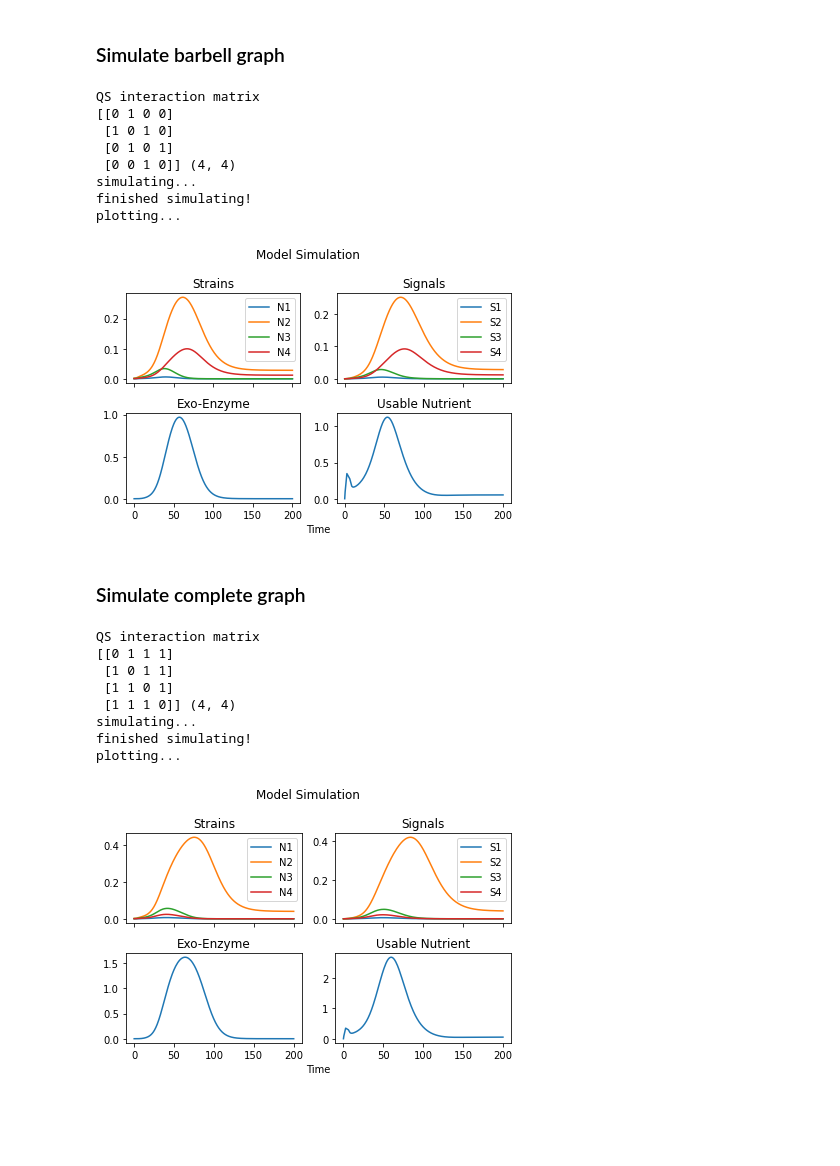
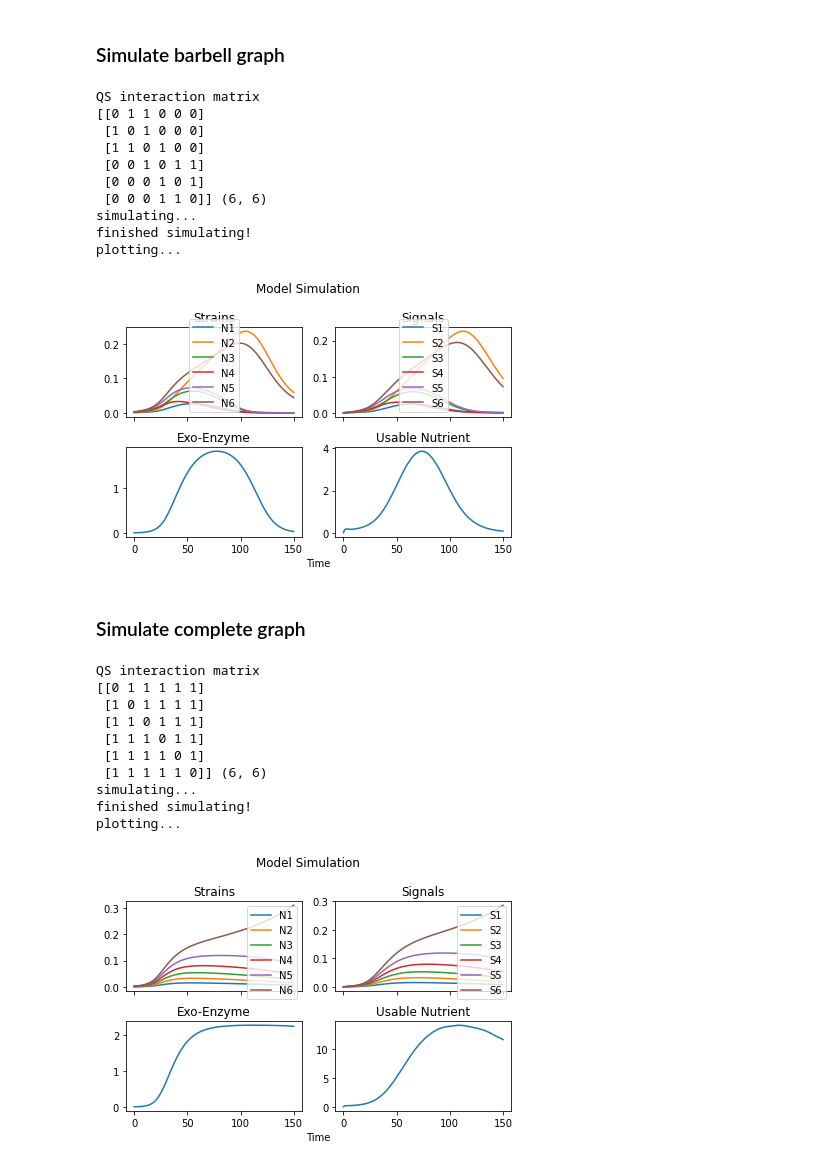
Before and after one commit to DJSiddharthVader/Simulations-02712-Project, a Jupyter notebook: src/QS Model.ipynb, the cells around one changed output. Cells and saved outputs as stored; diff of their text form; code cells hidden in the pictures; blank space fills up the shorter version.

```diff
--- a/src/QS Model.ipynb
+++ b/src/QS Model.ipynb
@@ -32,6 +41,6 @@ plotting...
 ### Simulate faculative cheater model
 # %%
 K_ac = matrix.pattern_matrix('ident', len(initial_N))
-analysis.run_model(K_ac, initial_N, time_steps)
+plot.run_model(K_ac, initial_N, time_steps)
 # %% [output]
 QS interaction matrix
@@ -49,6 +60,6 @@ plotting...
 ### Simulate cycle graph
 # %%
 K_ac = matrix.pattern_matrix('cycle', len(initial_N))
-analysis.run_model(K_ac, initial_N, time_steps)
+plot.run_model(K_ac, initial_N, time_steps)
 # %% [output]
 QS interaction matrix
@@ -64,6 +77,6 @@ plotting...
 ### Simulate star graph
 # %%
 K_ac = matrix.pattern_matrix('star', len(initial_N))
-analysis.run_model(K_ac, initial_N, time_steps)
+plot.run_model(K_ac, initial_N, time_steps)
 # %% [output]
 QS interaction matrix
@@ -79,29 +94,33 @@ plotting...
 ### Simulate barbell graph
 # %%
 K_ac = matrix.pattern_matrix('barbell', len(initial_N))
-analysis.run_model(K_ac, initial_N, time_steps)
+plot.run_model(K_ac, initial_N, time_steps)
 # %% [output]
 QS interaction matrix
-[[0 1 0 0]
- [1 0 1 0]
- [0 1 0 1]
- [0 0 1 0]] (4, 4)
+[[0 1 1 0 0 0]
+ [1 0 1 0 0 0]
+ [1 1 0 1 0 0]
+ [0 0 1 0 1 1]
+ [0 0 0 1 0 1]
+ [0 0 0 1 1 0]] (6, 6)
 simulating...
 finished simulating!
 plotting...
-[figure, old version]
+[figure, new version]
 # %% [markdown]
 ### Simulate complete graph
 # %%
 K_ac = matrix.pattern_matrix('complete', len(initial_N))
-analysis.run_model(K_ac, initial_N, time_steps)
+plot.run_model(K_ac, initial_N, time_steps)
 # %% [output]
 QS interaction matrix
-[[0 1 1 1]
- [1 0 1 1]
- [1 1 0 1]
- [1 1 1 0]] (4, 4)
+[[0 1 1 1 1 1]
+ [1 0 1 1 1 1]
+ [1 1 0 1 1 1]
+ [1 1 1 0 1 1]
+ [1 1 1 1 0 1]
+ [1 1 1 1 1 0]] (6, 6)
 simulating...
 finished simulating!
 plotting...
-[figure, old version]
+[figure, new version]
```
Also changed, not shown: parts of 8 cells of this notebook.
